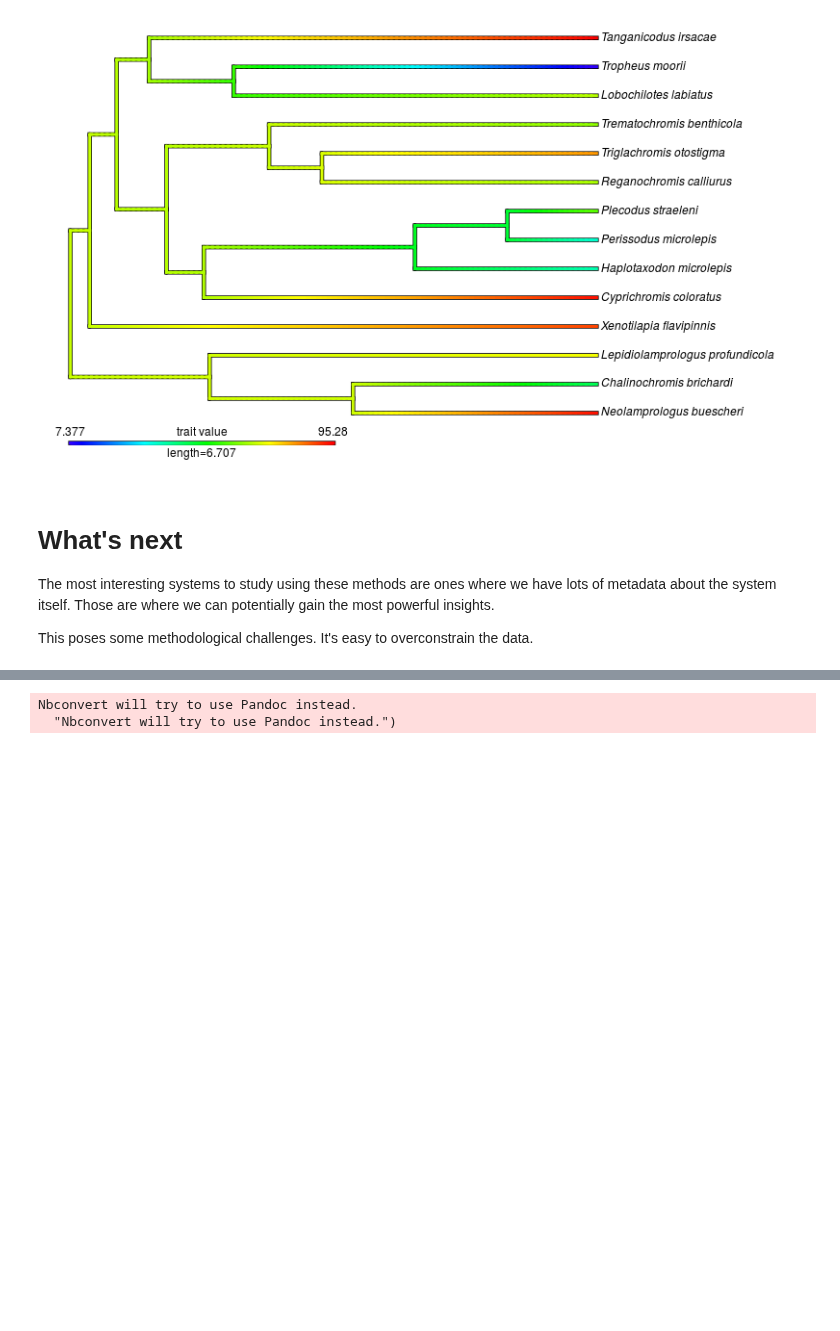
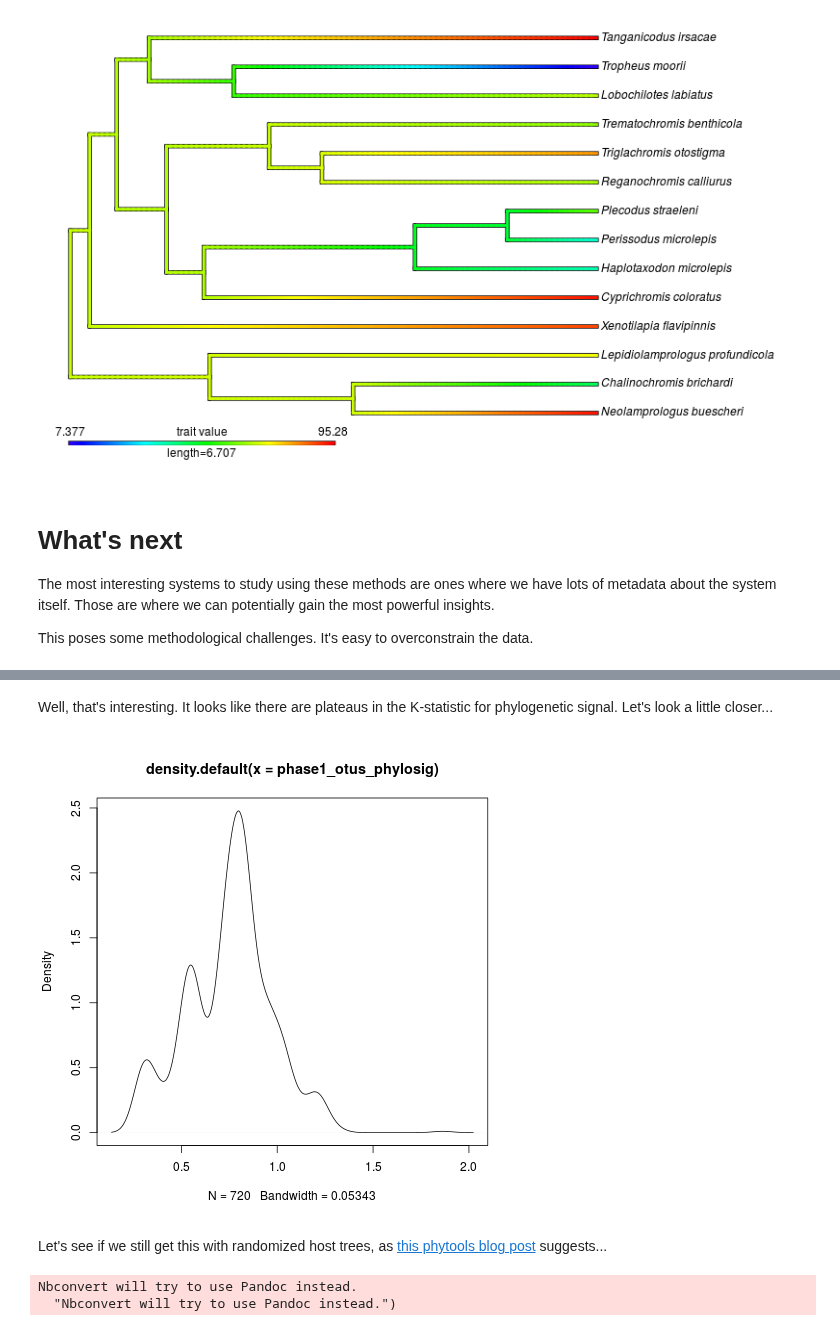
Before and after one commit to ryneches/fishpoo, a Jupyter notebook: fishpoo.ipynb, the cells around one changed output, grey strips where cells are left out. Saved outputs shown, nothing was run; the diff lists cells and outputs as text; code cells hidden in the pictures; blank space fills up the shorter version.

```diff
--- a/fishpoo.ipynb
+++ b/fishpoo.ipynb
@@ -574,0 +545,12 @@ among their hosts...
+# %% [markdown]
+Well, that's interesting. It looks like there are plateaus in the K-statistic for
+phylogenetic signal. Let's look a little closer...
+# %%
+%%R
+d<-density(phase1_otus_phylosig)
+plot(d, color="red")
+# %% [output]
+[figure, added]
+# %% [markdown]
+Let's see if we still get this with randomized host trees, as
+[this phytools blog post](http://blog.phytools.org/2013/03/random-trees-for-set-of-taxa.html) suggests...
```
Also changed, not shown: parts of 14 cells of this notebook.
